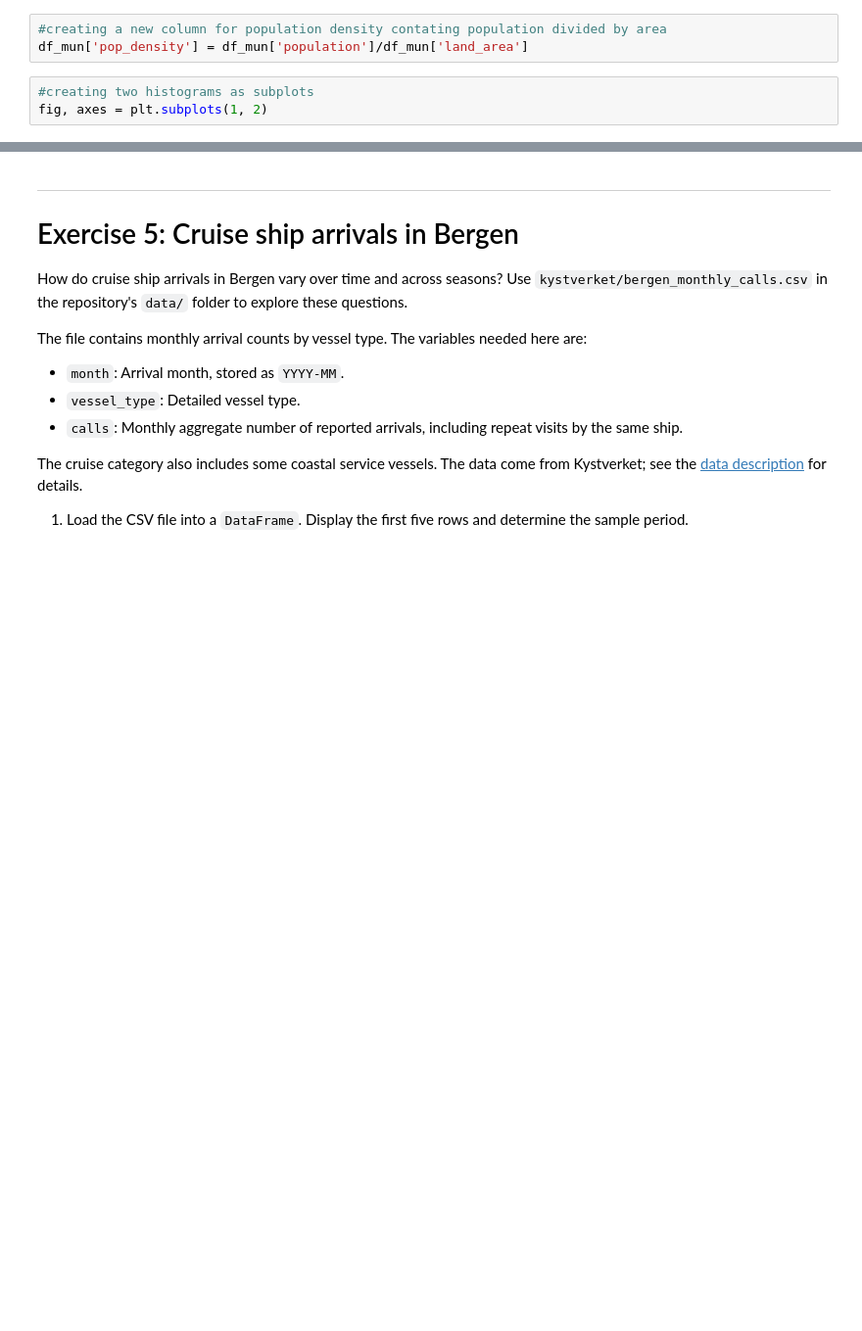
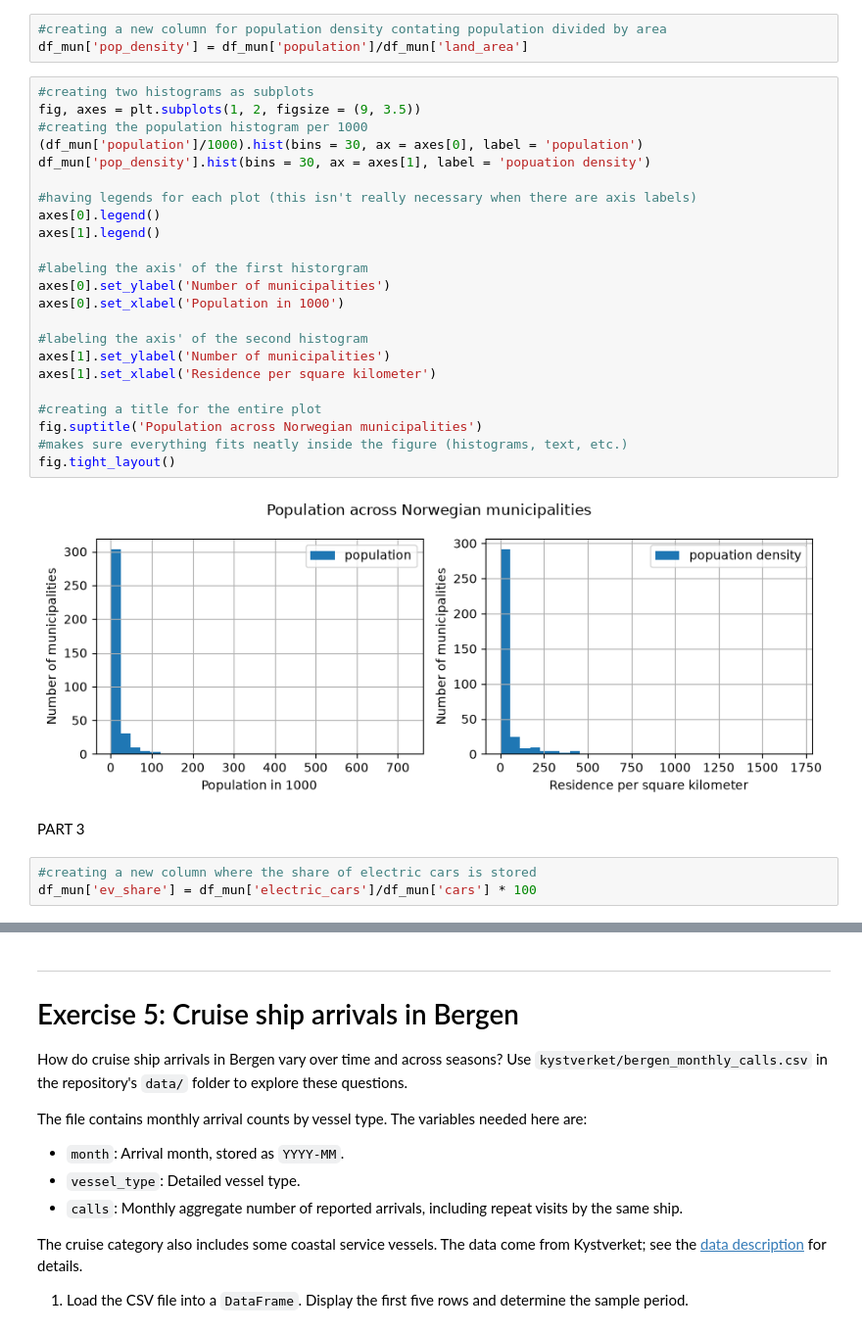
Before and after one commit to 646nwbf27y-lab/TECH2-H26, a Jupyter notebook: workshops/workshop3/workshop3 TH.ipynb, the cells around one changed output, grey strips where cells are left out. Shown at 98% size. Cells and saved outputs as stored; diff of their text form; blank space fills up the shorter version.

```diff
--- a/workshops/workshop3/workshop3 TH.ipynb
+++ b/workshops/workshop3/workshop3 TH.ipynb
@@ -586,4 +586,31 @@ PART 2
 df_mun['pop_density'] = df_mun['population']/df_mun['land_area']
 # %%
 #creating two histograms as subplots
-fig, axes = plt.subplots(1, 2)
+fig, axes = plt.subplots(1, 2, figsize = (9, 3.5))
+#creating the population histogram per 1000
+(df_mun['population']/1000).hist(bins = 30, ax = axes[0], label = 'population')
+df_mun['pop_density'].hist(bins = 30, ax = axes[1], label = 'popuation density')
+
+#having legends for each plot (this isn't really necessary when there are axis labels)
+axes[0].legend()
+axes[1].legend()
+
+#labeling the axis' of the first historgram
+axes[0].set_ylabel('Number of municipalities')
+axes[0].set_xlabel('Population in 1000')
+
+#labeling the axis' of the second histogram
+axes[1].set_ylabel('Number of municipalities')
+axes[1].set_xlabel('Residence per square kilometer')
+
+#creating a title for the entire plot
+fig.suptitle('Population across Norwegian municipalities')
+#makes sure everything fits neatly inside the figure (histograms, text, etc.)
+fig.tight_layout()
+# %% [output]
+[figure, added]
+# %% [markdown]
+PART 3
+# %%
+#creating a new column where the share of electric cars is stored
+df_mun['ev_share'] = df_mun['electric_cars']/df_mun['cars'] * 100
```
Also changed, not shown: parts of 11 cells of this notebook.
